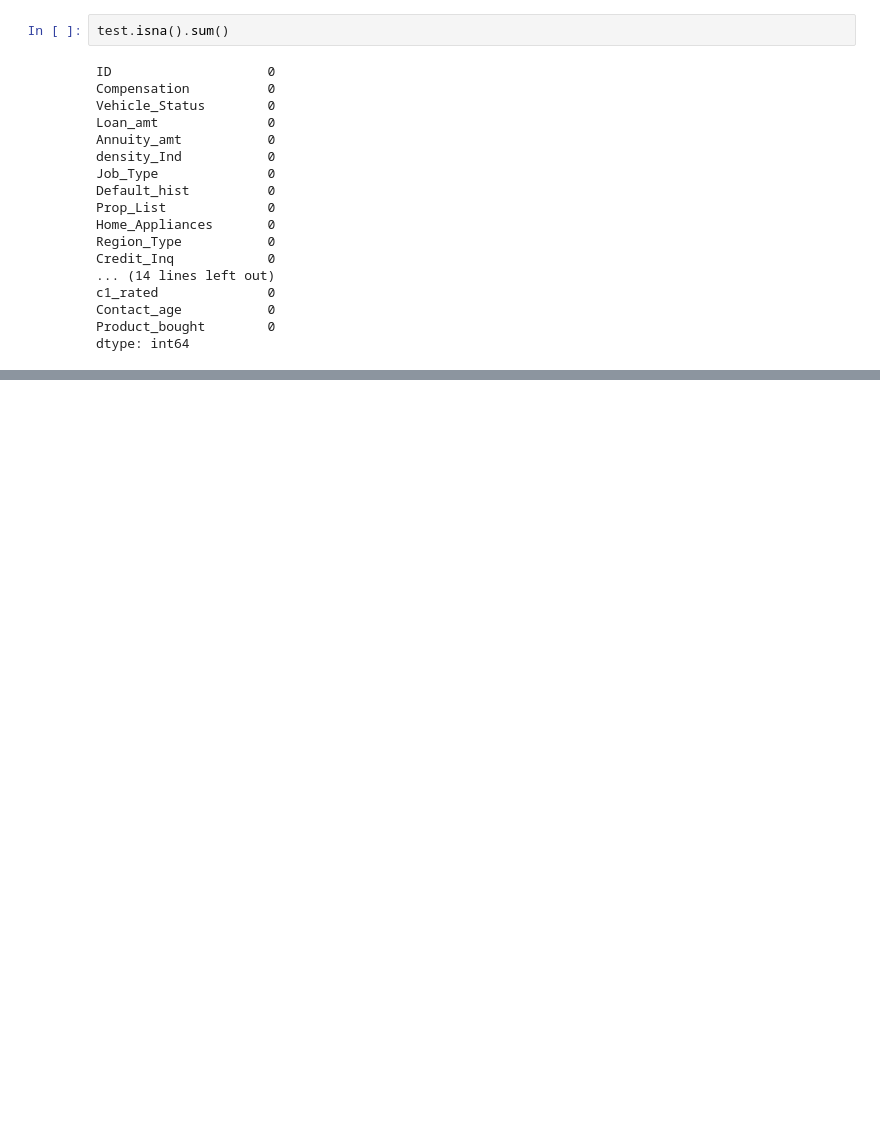
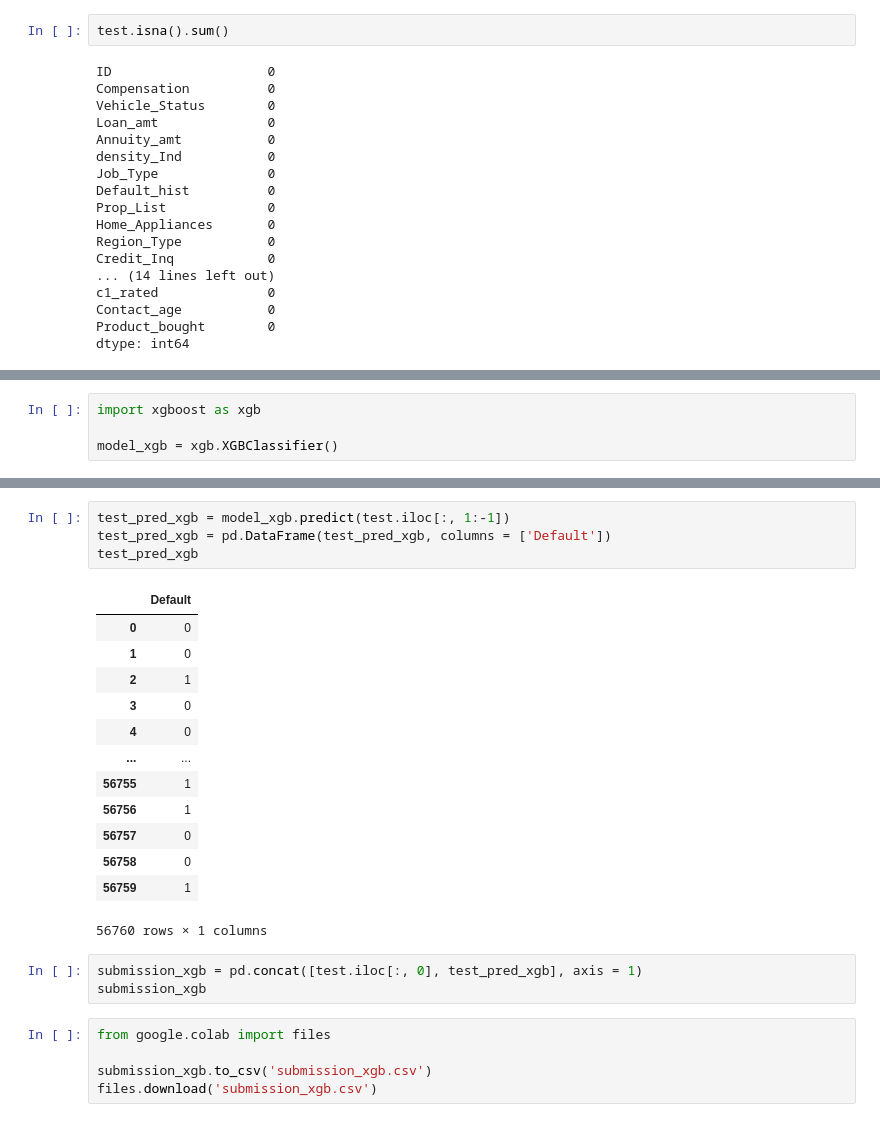
Before and after one commit to siiddd/TVSHackathon, a Jupyter notebook: Siddharth.ipynb, the cells around one changed output, grey strips where cells are left out. Drawn from its saved outputs; the diff is of its cells as text; blank space fills up the shorter version.

```diff
--- a/Siddharth.ipynb
+++ b/Siddharth.ipynb
@@ -324,0 +382,4 @@ files.download('submission.csv')
+# %%
+import xgboost as xgb
+
+model_xgb = xgb.XGBClassifier()
@@ -324,0 +402,26 @@ files.download('submission.csv')
+# %%
+test_pred_xgb = model_xgb.predict(test.iloc[:, 1:-1])
+test_pred_xgb = pd.DataFrame(test_pred_xgb, columns = ['Default'])
+test_pred_xgb
+# %% [output]
+|  | Default |
+| 0 | 0 |
+| 1 | 0 |
+| 2 | 1 |
+| 3 | 0 |
+| 4 | 0 |
+| ... | ... |
+| 56755 | 1 |
+| 56756 | 1 |
+| 56757 | 0 |
+| 56758 | 0 |
+| 56759 | 1 |
+56760 rows × 1 columns
+# %%
+submission_xgb = pd.concat([test.iloc[:, 0], test_pred_xgb], axis = 1)
+submission_xgb
+# %%
+from google.colab import files
+
+submission_xgb.to_csv('submission_xgb.csv')
+files.download('submission_xgb.csv')
```
Also changed, not shown: parts of 33 cells of this notebook.
